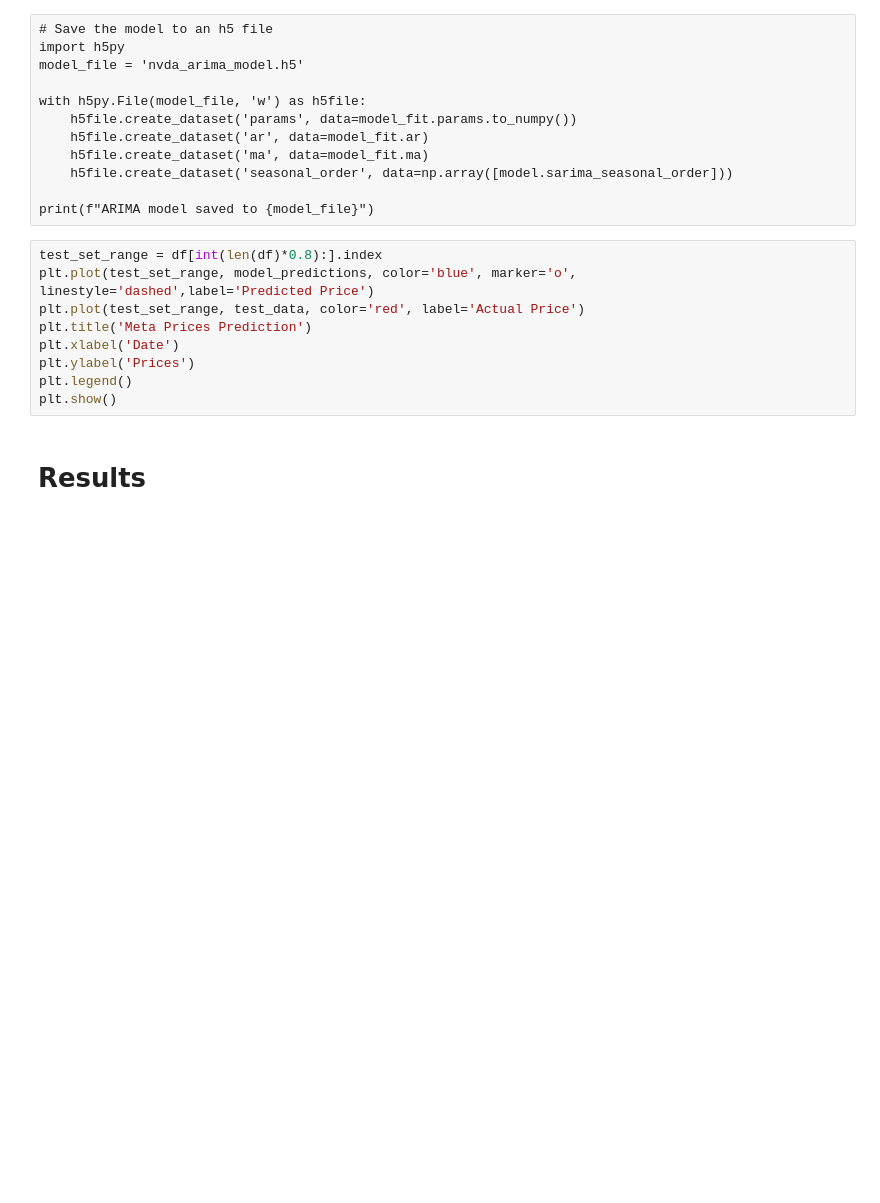
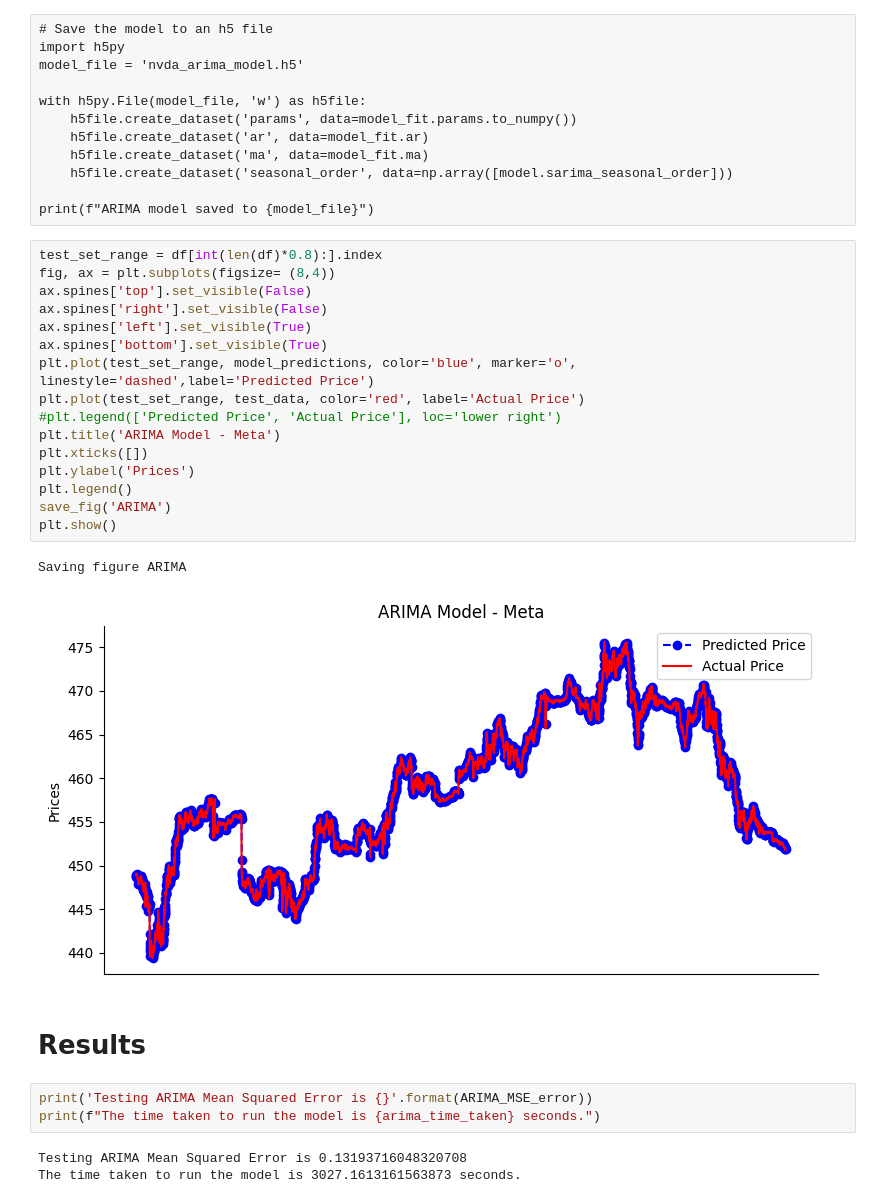
Before and after one commit to nishantnayar/Ensign, a Jupyter notebook: TimeSeries Prediction.ipynb, the cells around one changed output. Saved outputs shown, nothing was run; the diff lists cells and outputs as text; blank space fills up the shorter version.

```diff
--- a/TimeSeries Prediction.ipynb
+++ b/TimeSeries Prediction.ipynb
@@ -721,12 +750,28 @@ with h5py.File(model_file, 'w') as h5file:
 print(f"ARIMA model saved to {model_file}")
 # %%
 test_set_range = df[int(len(df)*0.8):].index
+fig, ax = plt.subplots(figsize= (8,4))
+ax.spines['top'].set_visible(False)
+ax.spines['right'].set_visible(False)
+ax.spines['left'].set_visible(True)
+ax.spines['bottom'].set_visible(True)
 plt.plot(test_set_range, model_predictions, color='blue', marker='o', linestyle='dashed',label='Predicted Price')
 plt.plot(test_set_range, test_data, color='red', label='Actual Price')
-plt.title('Meta Prices Prediction')
-plt.xlabel('Date')
+#plt.legend(['Predicted Price', 'Actual Price'], loc='lower right')
+plt.title('ARIMA Model - Meta')
+plt.xticks([])
 plt.ylabel('Prices')
 plt.legend()
+save_fig('ARIMA')
 plt.show()
+# %% [output]
+Saving figure ARIMA
+[figure, added]
 # %% [markdown]
 # Results
+# %%
+print('Testing ARIMA Mean Squared Error is {}'.format(ARIMA_MSE_error))
+print(f"The time taken to run the model is {arima_time_taken} seconds.")
+# %% [output]
+Testing ARIMA Mean Squared Error is 0.13193716048320708
+The time taken to run the model is 3027.1613161563873 seconds.
```
Also changed, not shown: parts of 21 cells of this notebook, 23 other files.
